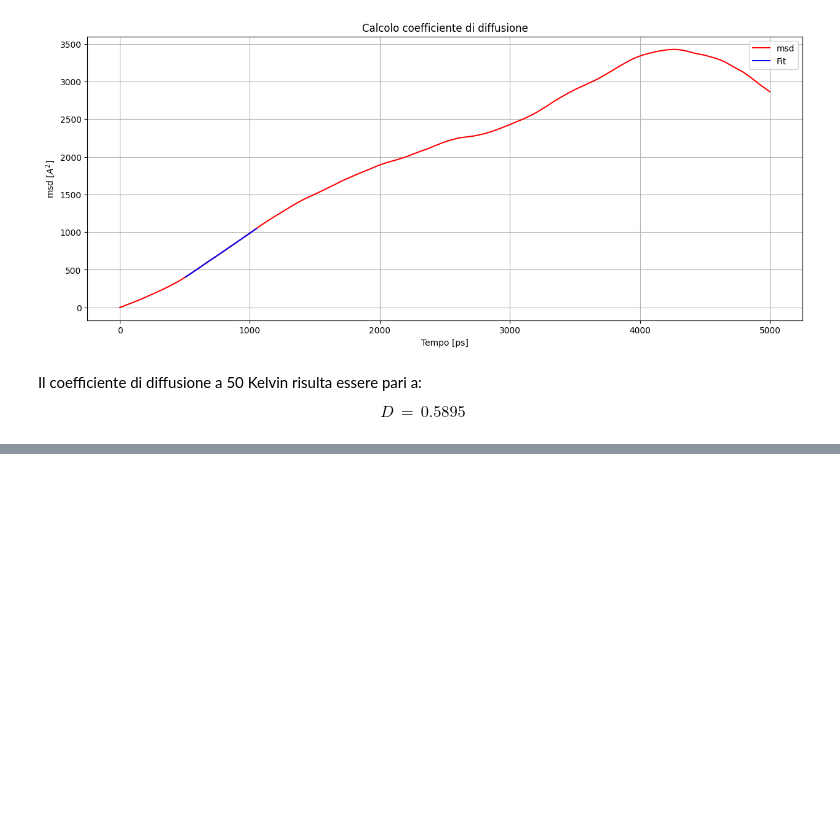
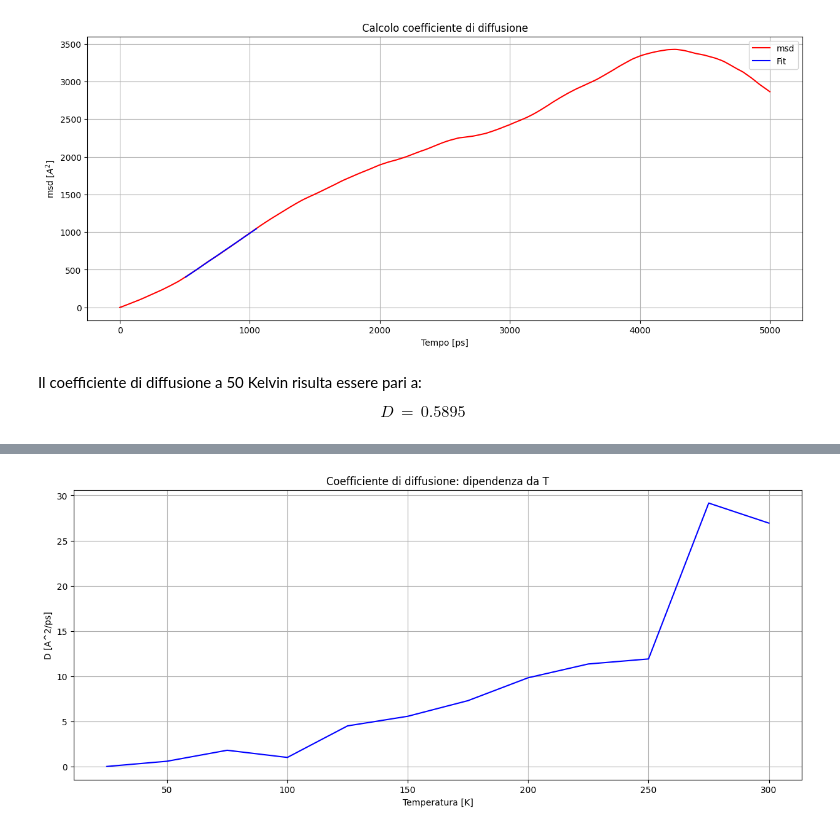
Before and after one commit to Negrini085/Simulazione-di-Materia-Condensata, a Jupyter notebook: Codice4_LM/esercitazione4.ipynb, the cells around one changed output, grey strips where cells are left out. Saved outputs shown, nothing was run; the diff lists cells and outputs as text; code cells hidden in the pictures; blank space fills up the shorter version.

Commit message:
Aggiunto cose carine come per esempio dipendenza da T

```diff
--- a/Codice4_LM/esercitazione4.ipynb
+++ b/Codice4_LM/esercitazione4.ipynb
@@ -81,0 +122,20 @@ $$
+# %%
+def linear_model(x, m, c):
+    return m * x + c
+# %%
+temp = np.array([i for i in range(25, 325, 25)])
+xmin = [0, 101, 0, 0, 0, 0, 0, 0, 0, 200, 0, 600]   # Sono indici, per avere il vero intervallo è necessario moltiplicare per 5
+xmax = [200, 221, 400, 600, 200, 400, 400, 600, 200, 800, 800, 800]   # Sono indici, per avere il vero intervallo è necessario moltiplicare per 5
+coeffs = np.zeros(len(xmin))
+
+for i in range(0, len(xmin)):
+    msd = np.loadtxt("dipT/msd_py_"+str(temp[i])+".dat")
+
+    x = msd[xmin[i]:xmax[i], 0]
+    y = msd[xmin[i]:xmax[i], 1]
+
+    params, covariance = curve_fit(linear_model, x, y)
+    mf = params[0]
+
+    coeffs[i] = mf/2
+    print('Il coefficiente di diffusione a ' + str(temp[i]) +' K è pari a ' + str(round(mf/2, 4)))
@@ -81,0 +155,12 @@ $$
+# %%
+fig = plt.figure(figsize = (15, 6))
+
+plt.plot(temp, coeffs, color="blue", markersize = 2)
+
+plt.title("Coefficiente di diffusione: dipendenza da T")
+plt.xlabel("Temperatura [K]")
+plt.ylabel(r"D [A^2/ps]")
+plt.grid()
+plt.show()
+# %% [output]
+[figure, added]
```
Also changed, not shown: parts of 5 cells of this notebook, 41 other files.
